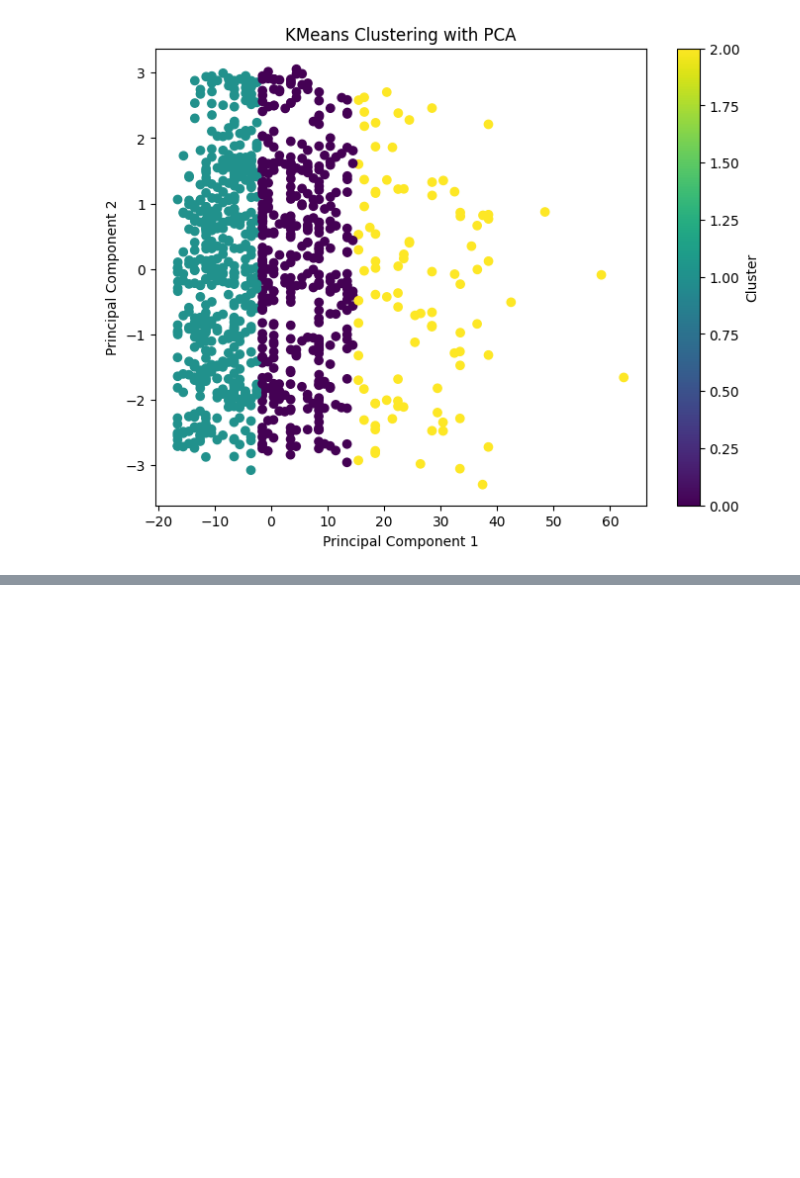
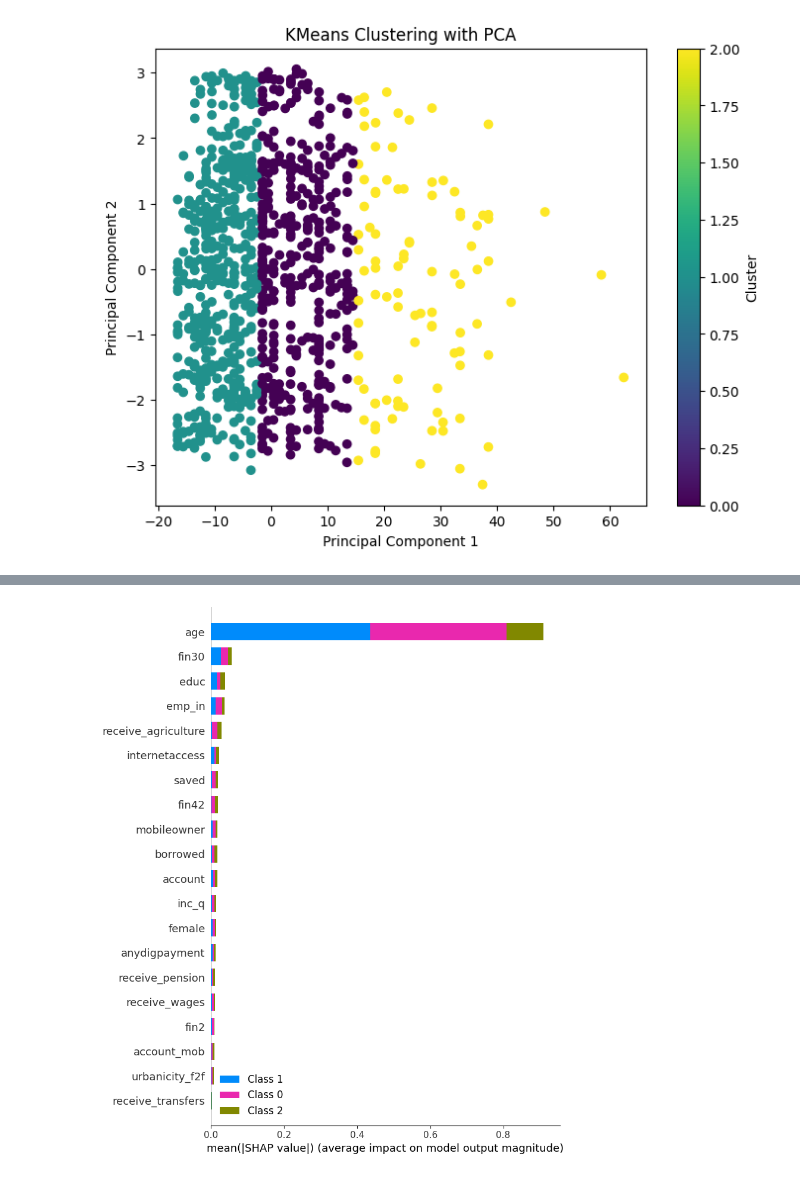
Before and after one commit to rufaiaishat/Financial-Inclusion-Data, a Jupyter notebook: Financial_Inclusion_Nigeria_(1).ipynb, the cells around one changed output, grey strips where cells are left out. Cells and saved outputs as stored; diff of their text form; code cells hidden in the pictures; blank space fills up the shorter version.

```diff
--- a/Financial_Inclusion_Nigeria_(1).ipynb
+++ b/Financial_Inclusion_Nigeria_(1).ipynb
@@ -868,0 +922,6 @@ plt.show()
+# %%
+#Check which features mostly cause people to be in cluster 1
+# For a specific cluster, e.g., Cluster 0
+shap.summary_plot(shap_values, X_test, plot_type="bar") # plot_type="bar" is added to improve visualization for multi-class problems
+# %% [output]
+[figure, added]
```
Also changed, not shown: parts of 9 cells of this notebook.
